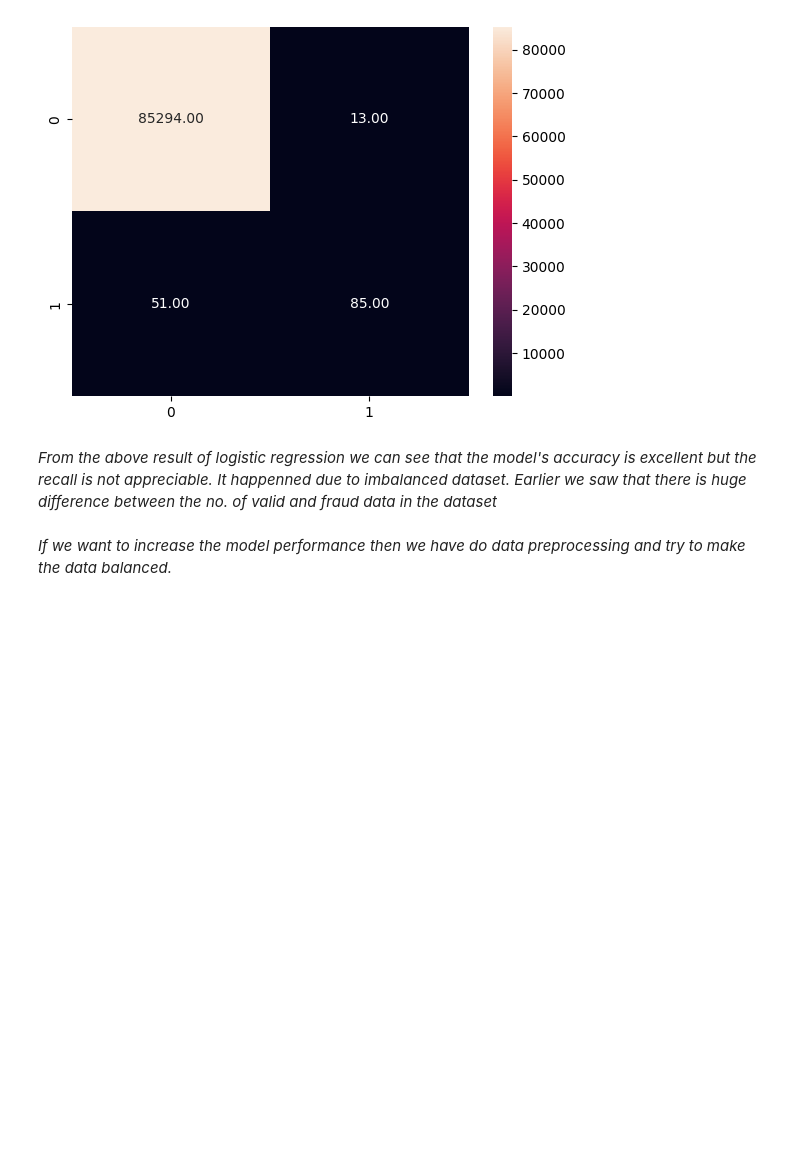
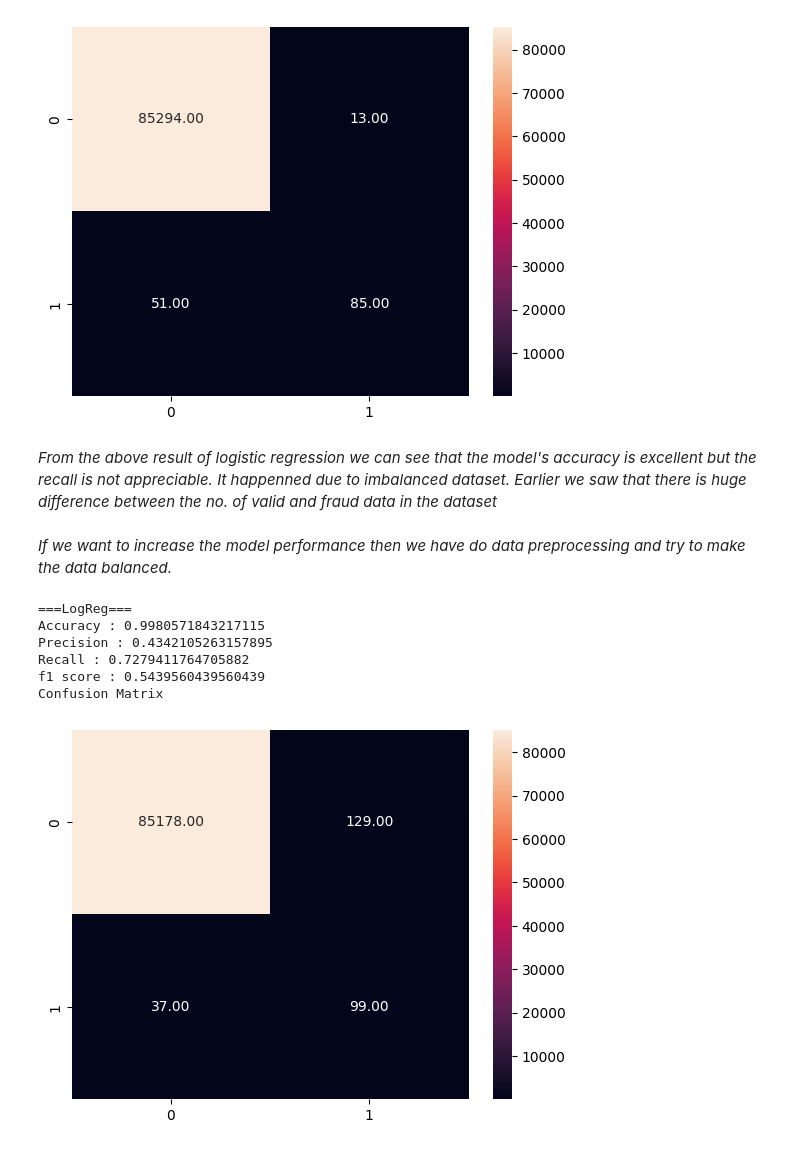
Before and after one commit to Deveshjd/ML-Notebooks, a Jupyter notebook: Credit_card_fraud.ipynb, the cells around one changed output. Drawn from its saved outputs; the diff is of its cells as text; code cells hidden in the pictures; blank space fills up the shorter version.

```diff
--- a/Credit_card_fraud.ipynb
+++ b/Credit_card_fraud.ipynb
@@ -172,3 +172,37 @@ Confusion Matrix
 *From the above result of logistic regression we can see that the model's accuracy is excellent but the recall is not appreciable. It happenned due to imbalanced dataset. Earlier we saw that there is huge difference between the no. of valid and fraud data in the dataset*
 # %% [markdown]
 *If we want to increase the model performance then we have do data preprocessing and try to make the data balanced.*
+# %%
+from sklearn.ensemble import HistGradientBoostingClassifier
+from sklearn.tree import DecisionTreeClassifier
+
+# Initialize a base weak learner (Decision Stump)
+base_lr = DecisionTreeClassifier(max_depth=1)
+
+# Initialize the AdaBoost Ensemble
+model = HistGradientBoostingClassifier(
+    categorical_features="from_dtype",  # Automatically detects pandas category dtypes
+    max_iter=100,                        # Equivalent to n_estimators (number of trees)
+    learning_rate=0.1,
+    random_state=42)
+
+# Fit model to data
+model.fit(x_train_scaled, y_train)
+y_pred = model.predict(x_test_scaled)
+print(f"==={name}===")
+print(f"Accuracy : {accuracy_score(y_test, y_pred)}")
+print(f"Precision : {precision_score(y_test, y_pred)}")
+print(f"Recall : {recall_score(y_test, y_pred)}")
+print(f"f1 score : {f1_score(y_test, y_pred)}")
+
+print("Confusion Matrix")
+sns.heatmap(confusion_matrix(y_test, y_pred), annot = True, fmt = '.2f')
+plt.show()
+# %% [output]
+===LogReg===
+Accuracy : 0.9980571843217115
+Precision : 0.4342105263157895
+Recall : 0.7279411764705882
+f1 score : 0.5439560439560439
+Confusion Matrix
+[figure, added]
```
